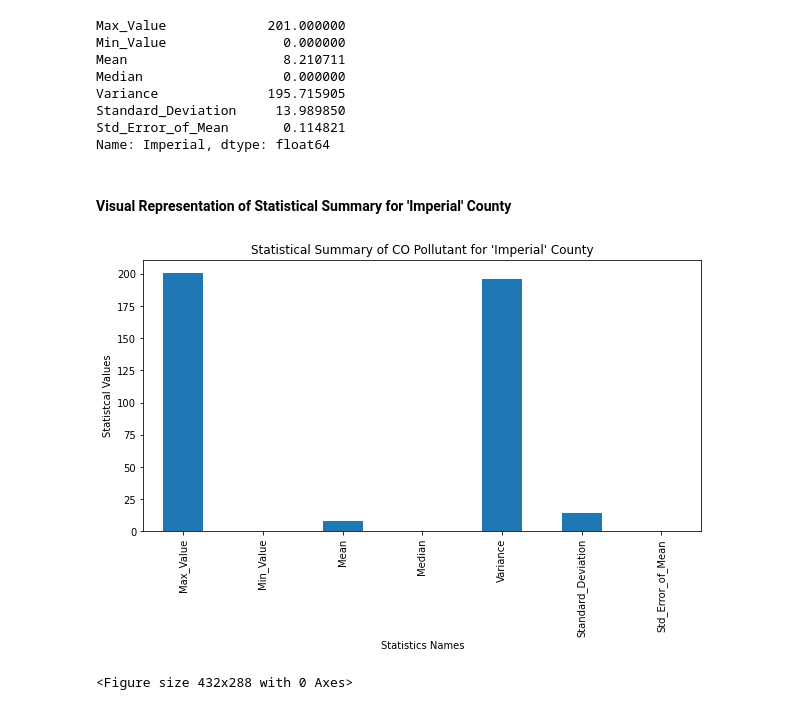
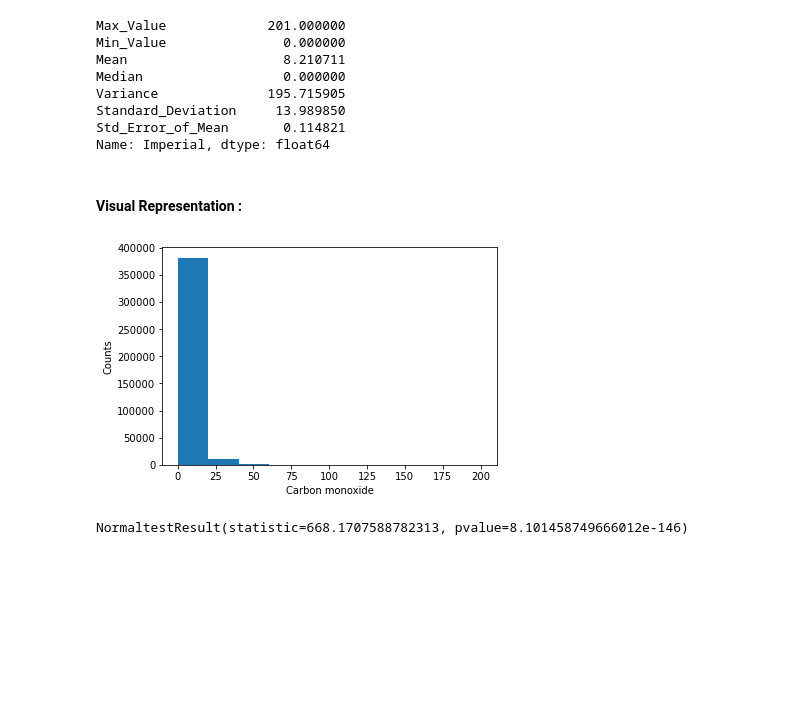
Before and after one commit to dalismo/Project-1, a Jupyter notebook: mq_statistical_analysis_CO.ipynb, the cells around one changed output. Cells and saved outputs as stored; diff of their text form; code cells hidden in the pictures; blank space fills up the shorter version.

Commit message:
updated four mq_statistical_analysis files

```diff
--- a/mq_statistical_analysis_CO.ipynb
+++ b/mq_statistical_analysis_CO.ipynb
@@ -91,17 +91,17 @@ Standard_Deviation     13.989850
 Std_Error_of_Mean       0.114821
 Name: Imperial, dtype: float64
 # %% [markdown]
-#### Visual Representation of Statistical Summary for 'Imperial' County
+#### Visual Representation :
-# %%
-# Use DataFrame.plot() in order to create a bar chart of the data
-co_df.plot(kind="bar", figsize=(10,5))
-
-# Give our chart some labels and a tile
-plt.title("Statistical Summary of CO Pollutant for 'Imperial' County")
-plt.xlabel("Statistics Names")
-plt.ylabel("Statistcal Values")
-plt.show()
-plt.tight_layout()
-# %% [output]
-[figure, removed]
-<Figure size 432x288 with 0 Axes>
+# %%
+# Reading in the carbon monoxide data for histogram
+co_aqi = merged_data_df['CO AQI']
+# %%
+# Characterize the data set using matplotlib and stats.normaltest
+plt.hist(co_aqi)
+plt.xlabel('Carbon-monoxide')
+plt.ylabel('Counts')
+plt.show()
+print(st.normaltest(co_aqi.sample(1000)))
+# %% [output]
+[figure, added]
+NormaltestResult(statistic=668.1707588782313, pvalue=8.101458749666012e-146)
```
Also changed, not shown: parts of 7 cells of this notebook, 3 other files.
